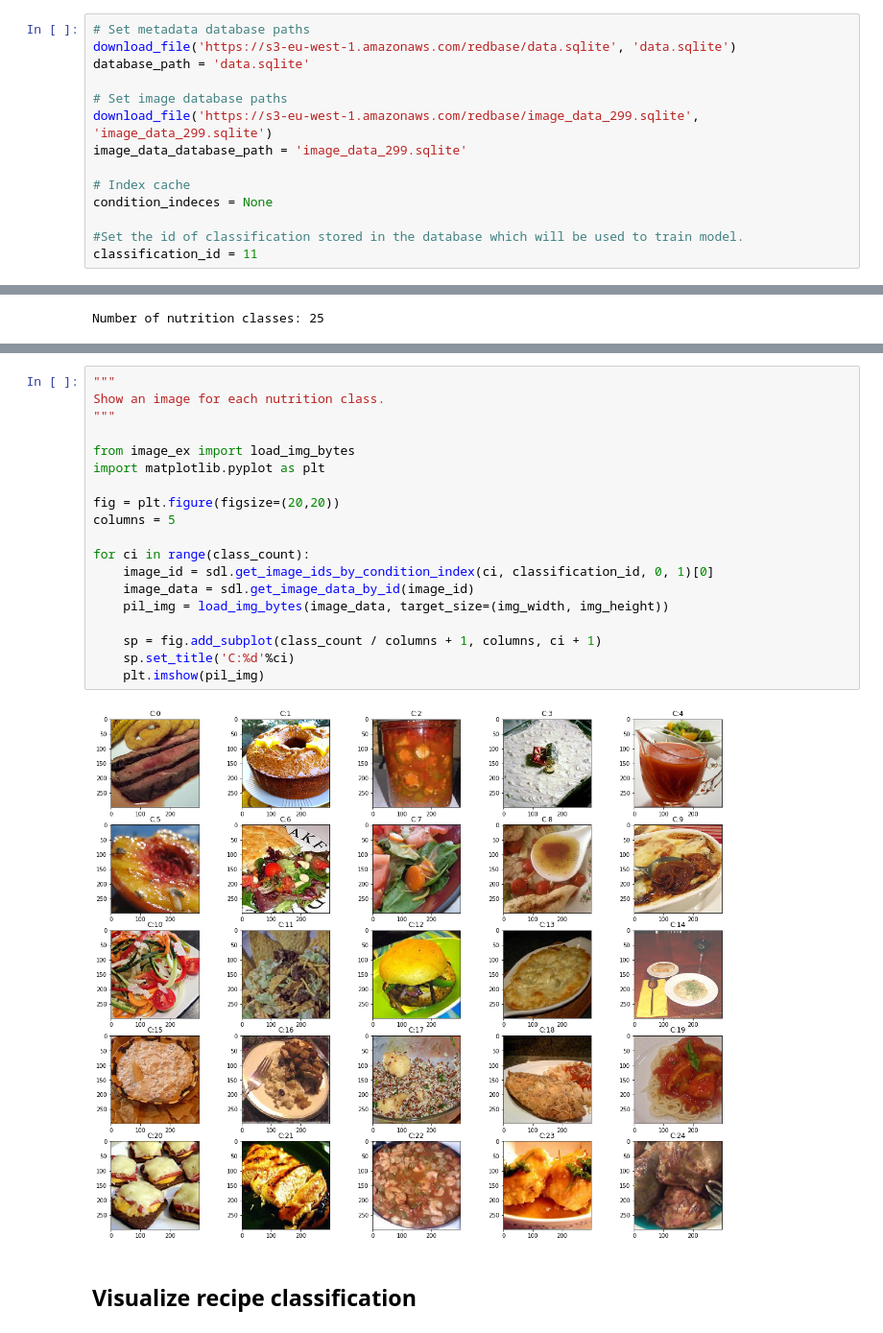
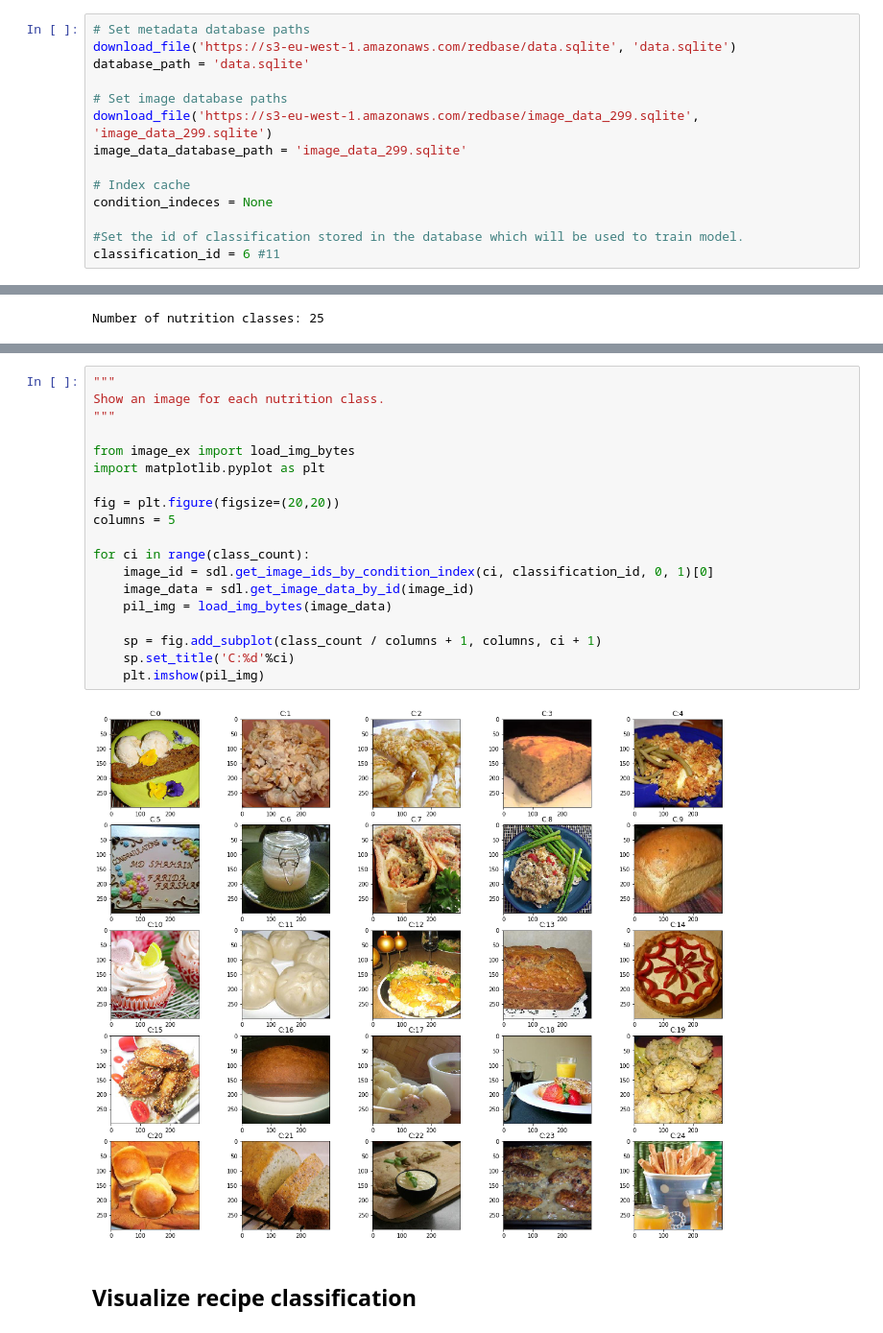
Before and after one commit to aleksas/food_nutrition_classifier, a Jupyter notebook: recipes.ipynb, the cells around one changed output, grey strips where cells are left out. Shown at 96% size. Drawn from its saved outputs; the diff is of its cells as text.

```diff
--- a/recipes.ipynb
+++ b/recipes.ipynb
@@ -33,5 +31,5 @@ image_data_database_path = 'image_data_299.sqlite'
 condition_indeces = None
 
 #Set the id of classification stored in the database which will be used to train model.
-classification_id = 11
+classification_id = 6 #11
 # %% [output]
@@ -122,24 +120,24 @@ Test samples: 101480
 # %%
 """
 Show an image for each nutrition class.
 """
 
 from image_ex import load_img_bytes
 import matplotlib.pyplot as plt
 
 fig = plt.figure(figsize=(20,20))
 columns = 5
 
 for ci in range(class_count):
     image_id = sdl.get_image_ids_by_condition_index(ci, classification_id, 0, 1)[0]
     image_data = sdl.get_image_data_by_id(image_id)
-    pil_img = load_img_bytes(image_data, target_size=(img_width, img_height))
+    pil_img = load_img_bytes(image_data)
 
     sp = fig.add_subplot(class_count / columns + 1, columns, ci + 1)
     sp.set_title('C:%d'%ci)
     plt.imshow(pil_img)
 # %% [output]
-[figure, old version]
+[figure, new version]
 # %% [markdown]
 ## Visualize recipe classification
 # %%
```
Also changed, not shown: parts of 12 cells of this notebook.
